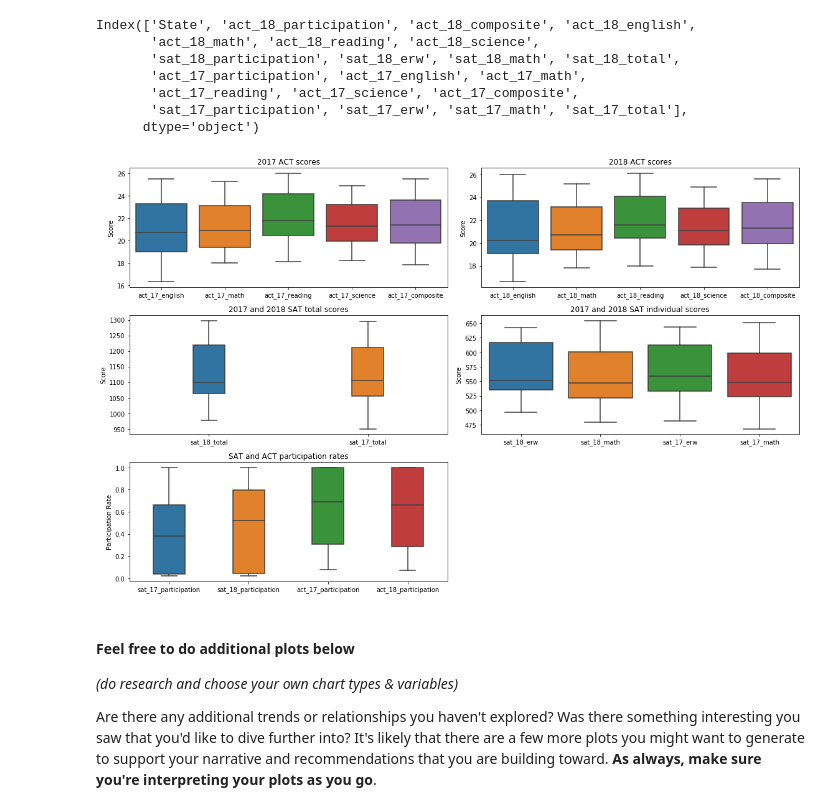
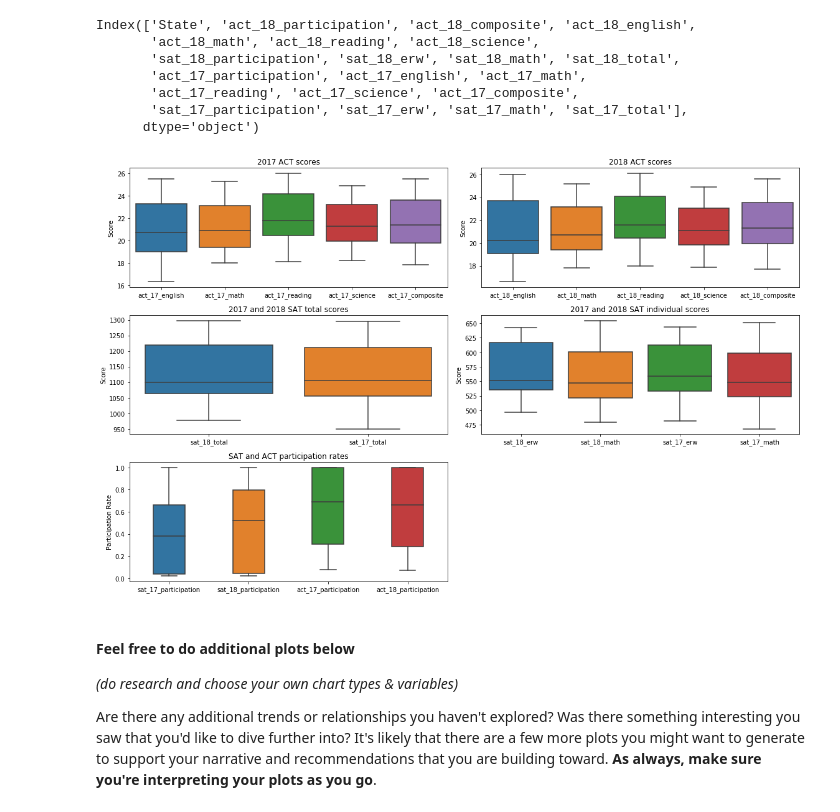
Before and after one commit to KennethChewx/Project_1, a Jupyter notebook: code/Project_1_codes.ipynb, the cells around one changed output. Cells and saved outputs as stored; diff of their text form; code cells hidden in the pictures.

```diff
--- a/code/starter-code.ipynb
+++ b/code/Project_1_codes.ipynb
@@ -907,32 +908,32 @@ Index(['State', 'act_18_participation', 'act_18_composite', 'act_18_english',
 # %%
 figure, ax = plt.subplots(nrows=3, ncols=2, figsize=(16, 10))
 
 for i in range(2):
     for j in range(2):
         ax[i,j].set_ylabel('Score')
 ax[2,0].set_ylabel('Participation Rate')
 
 # ACT 17 and ACT 18
 
 sns.boxplot(data = final[['act_17_english','act_17_math','act_17_reading', 'act_17_science', 'act_17_composite']],\
             ax=ax[0, 0]).set_title('2017 ACT scores')
 
 sns.boxplot(data = final[['act_18_english', 'act_18_math', 'act_18_reading', 'act_18_science', 'act_18_composite']],\
             ax=ax[0, 1]).set_title('2018 ACT scores')
 
 # SAT 17 and SAT 18
 sns.boxplot(data = final[['sat_18_erw', 'sat_18_math', 'sat_17_erw', 'sat_17_math']],\
             ax=ax[1, 1]).set_title('2017 and 2018 SAT individual scores')
 sns.boxplot(data = final[['sat_18_total', 'sat_17_total']],\
-            ax=ax[1, 0],width = 0.2).set_title('2017 and 2018 SAT total scores')
+            ax=ax[1, 0],width = 0.8).set_title('2017 and 2018 SAT total scores')
 
 # SAT and ACT participation rates
 sns.boxplot(data = final[['sat_17_participation', 'sat_18_participation', 'act_17_participation', 'act_18_participation']],\
             ax=ax[2, 0],width = 0.4).set_title('SAT and ACT participation rates')
 ax[2,1].set_axis_off()
 figure.tight_layout() ## this will pad your figures slightly
 # %% [output]
-[figure, old version]
+[figure, new version]
 # %% [markdown]
 #### Feel free to do additional plots below
 *(do research and choose your own chart types & variables)*
```
Also changed, not shown: parts of 15 cells of this notebook, 5 other files.
